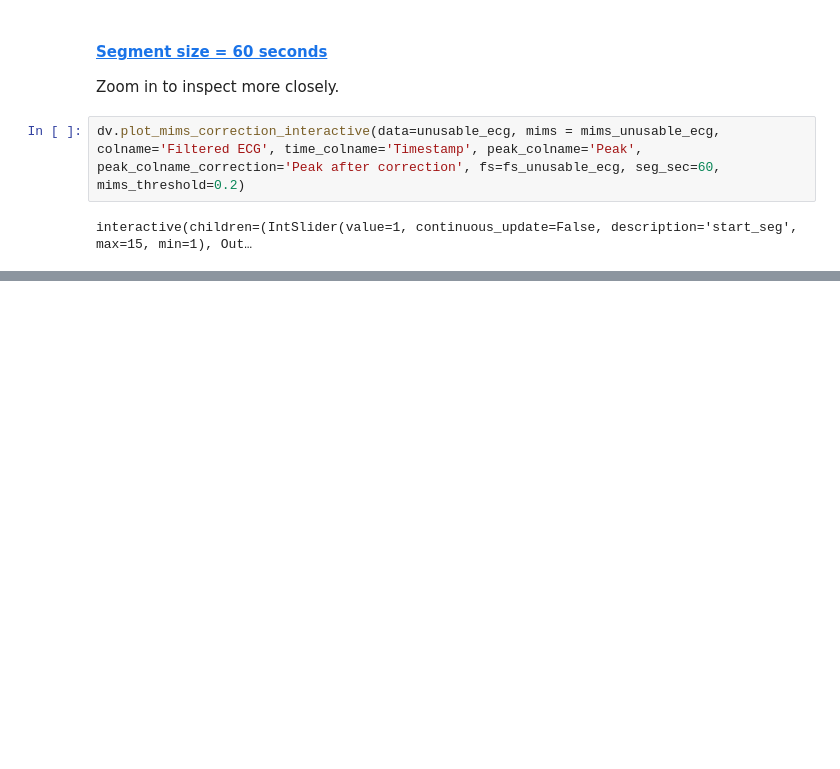
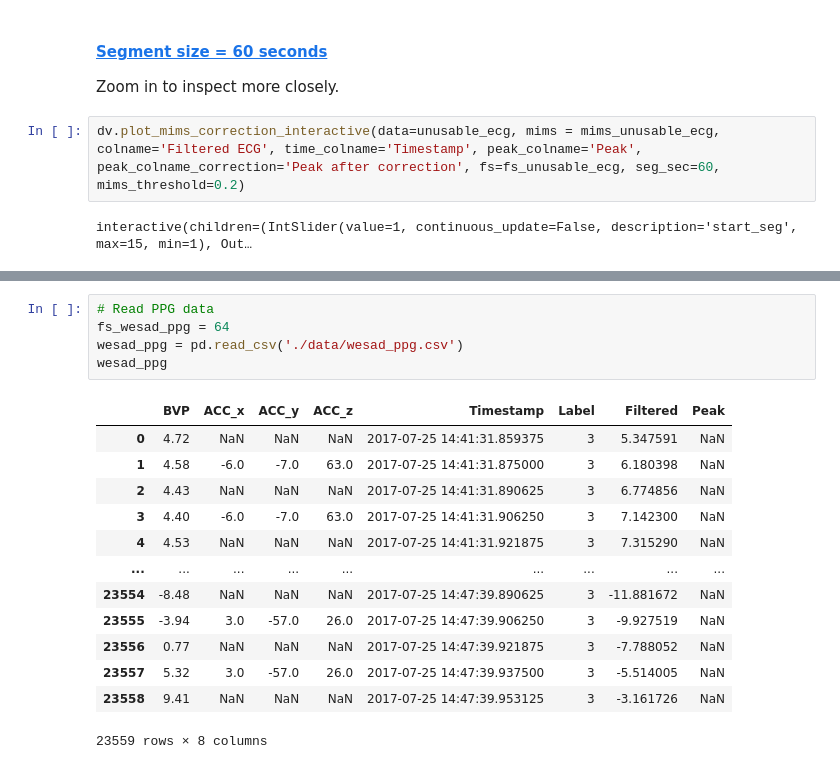
Before and after one commit to ynwtnb/heartview_data_visualization, a Jupyter notebook: data_quality_visualization.ipynb, the cells around one changed output, grey strips where cells are left out. Cells and saved outputs as stored; diff of their text form; blank space fills up the shorter version.

Commit message:
added descriptions & WESAD analysis

```diff
--- a/data_quality_visualization.ipynb
+++ b/data_quality_visualization.ipynb
@@ -554,0 +652,19 @@ interactive(children=(IntSlider(value=1, continuous_update=False, description='s
+# %%
+# Read PPG data
+fs_wesad_ppg = 64
+wesad_ppg = pd.read_csv('./data/wesad_ppg.csv')
+wesad_ppg
+# %% [output]
+|  | BVP | ACC_x | ACC_y | ACC_z | Timestamp | Label | Filtered | Peak |
+| 0 | 4.72 | NaN | NaN | NaN | 2017-07-25 14:41:31.859375 | 3 | 5.347591 | NaN |
+| 1 | 4.58 | -6.0 | -7.0 | 63.0 | 2017-07-25 14:41:31.875000 | 3 | 6.180398 | NaN |
+| 2 | 4.43 | NaN | NaN | NaN | 2017-07-25 14:41:31.890625 | 3 | 6.774856 | NaN |
+| 3 | 4.40 | -6.0 | -7.0 | 63.0 | 2017-07-25 14:41:31.906250 | 3 | 7.142300 | NaN |
+| 4 | 4.53 | NaN | NaN | NaN | 2017-07-25 14:41:31.921875 | 3 | 7.315290 | NaN |
+| ... | ... | ... | ... | ... | ... | ... | ... | ... |
+| 23554 | -8.48 | NaN | NaN | NaN | 2017-07-25 14:47:39.890625 | 3 | -11.881672 | NaN |
+| 23555 | -3.94 | 3.0 | -57.0 | 26.0 | 2017-07-25 14:47:39.906250 | 3 | -9.927519 | NaN |
+| 23556 | 0.77 | NaN | NaN | NaN | 2017-07-25 14:47:39.921875 | 3 | -7.788052 | NaN |
+| 23557 | 5.32 | 3.0 | -57.0 | 26.0 | 2017-07-25 14:47:39.937500 | 3 | -5.514005 | NaN |
+| 23558 | 9.41 | NaN | NaN | NaN | 2017-07-25 14:47:39.953125 | 3 | -3.161726 | NaN |
+23559 rows × 8 columns
```
Also changed, not shown: parts of 33 cells of this notebook, 2 other files.
